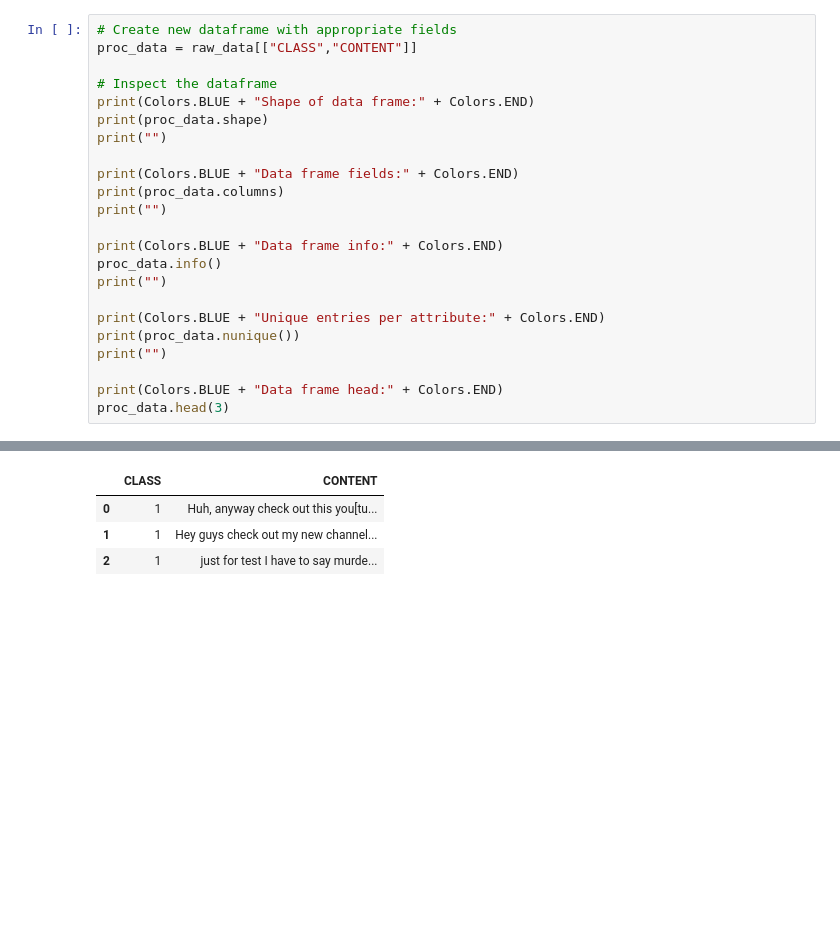
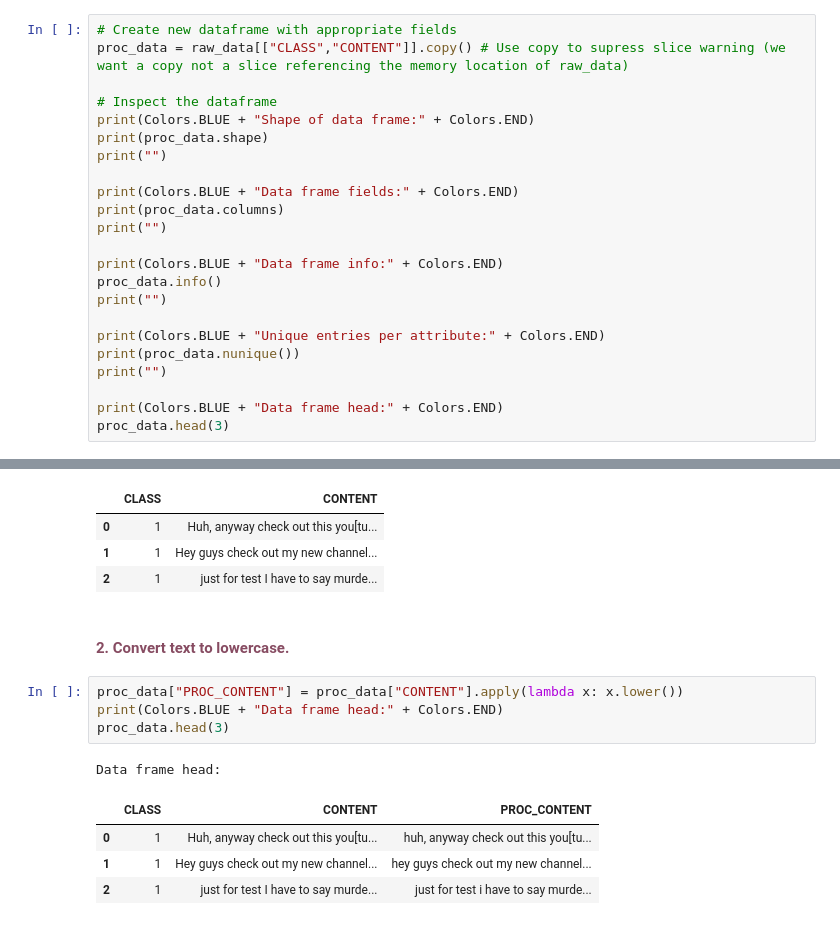
Before and after one commit to udaykurien/NLP_Project_Group3, a Jupyter notebook: final_project.ipynb, the cells around one changed output, grey strips where cells are left out. Cells and saved outputs as stored; diff of their text form; blank space fills up the shorter version.

Commit message:
Text preprocessing: 1. Convert to lower case, 2. Tokenize words, 3. Remove stop words, 4. Remove non-alphanumeric characters, 5. Lemmatize words.

```diff
--- a/final_project.ipynb
+++ b/final_project.ipynb
@@ -212,6 +214,6 @@ plt.show()
 # %%
 # Create new dataframe with appropriate fields
-proc_data = raw_data[["CLASS","CONTENT"]]
+proc_data = raw_data[["CLASS","CONTENT"]].copy() # Use copy to supress slice warning (we want a copy not a slice referencing the memory location of raw_data)
 
 # Inspect the dataframe
 print(Colors.BLUE + "Shape of data frame:" + Colors.END)
@@ -254,3 +256,15 @@ Data frame head:
 | 0 | 1 | Huh, anyway check out this you[tu... |
 | 1 | 1 | Hey guys check out my new channel... |
 | 2 | 1 | just for test I have to say murde... |
+# %% [markdown]
+<h4 style="color:#874c62;">2. Convert text to lowercase.</h4>
+# %%
+proc_data["PROC_CONTENT"] = proc_data["CONTENT"].apply(lambda x: x.lower())
+print(Colors.BLUE + "Data frame head:" + Colors.END)
+proc_data.head(3)
+# %% [output]
+Data frame head:
+|  | CLASS | CONTENT | PROC_CONTENT |
+| 0 | 1 | Huh, anyway check out this you[tu... | huh, anyway check out this you[tu... |
+| 1 | 1 | Hey guys check out my new channel... | hey guys check out my new channel... |
+| 2 | 1 | just for test I have to say murde... | just for test i have to say murde... |
```
Also changed, not shown: parts of 10 cells of this notebook.
